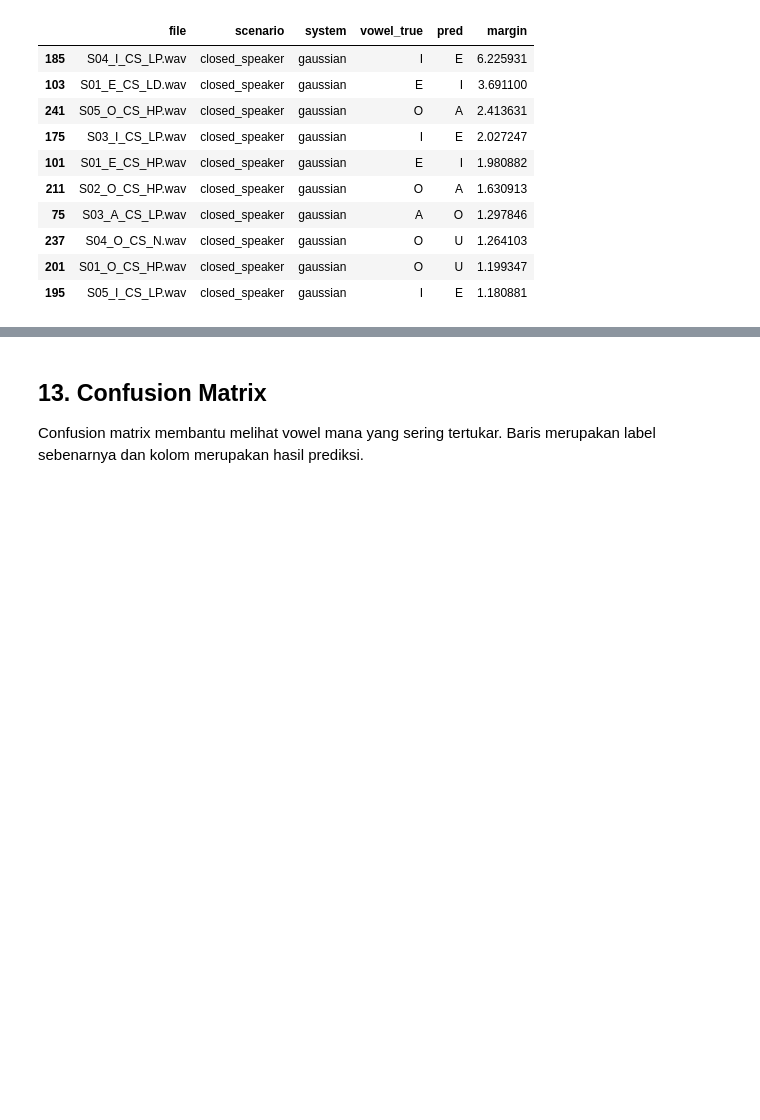
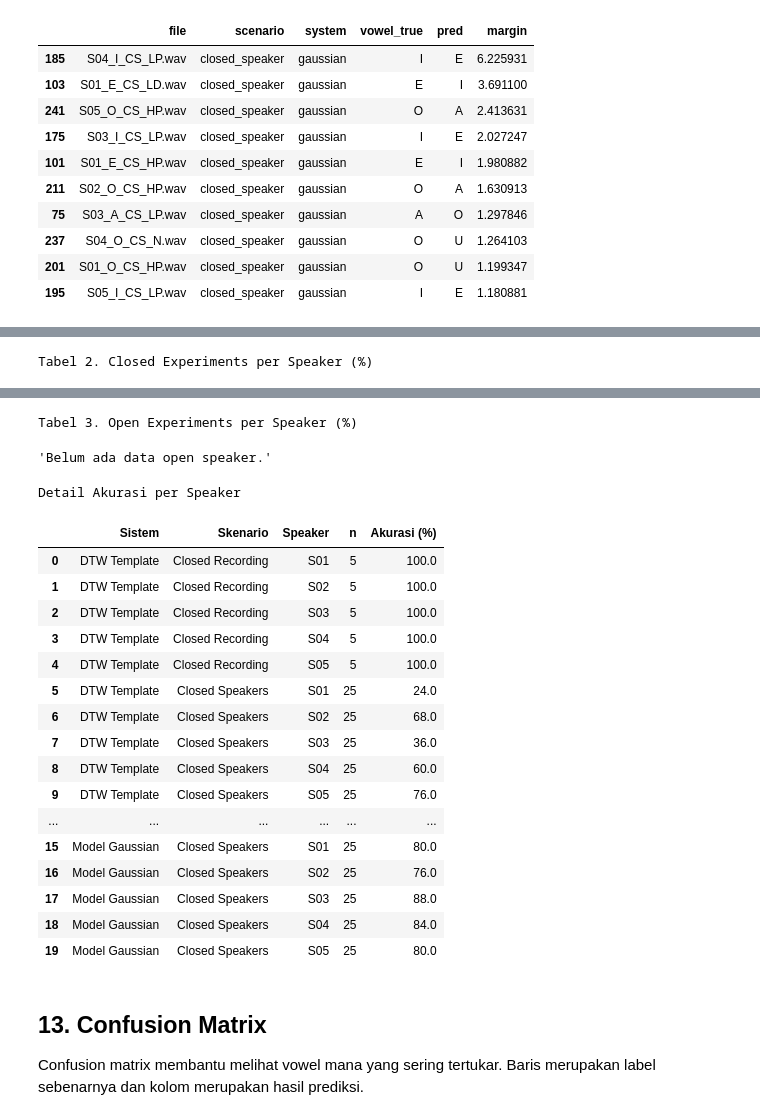
Before and after one commit to naomirisaka/Pengenalan_Vowel_Bahasa_Indonesia, a Jupyter notebook: main.ipynb, the cells around one changed output, grey strips where cells are left out. Drawn from its saved outputs; the diff is of its cells as text; code cells hidden in the pictures; blank space fills up the shorter version.

```diff
--- a/main.ipynb
+++ b/main.ipynb
@@ -500,0 +547,15 @@ Hasil tiap speaker dihitung untuk masing-masing sistem dan skenario.
+# %%
+table2 = accuracy_per_speaker_closed(results)
+table3 = accuracy_per_speaker_open(results)
+table_detail = accuracy_per_speaker(results)
+
+print("Tabel 2. Closed Experiments per Speaker (%)")
+display(table2.round(2))
+
+print("\nTabel 3. Open Experiments per Speaker (%)")
+display(table3.round(2) if not table3.empty else "Belum ada data open speaker.")
+
+print("\nDetail Akurasi per Speaker")
+display(table_detail.round(2))
+# %% [output]
+Tabel 2. Closed Experiments per Speaker (%)
@@ -501,3 +570,23 @@ Hasil tiap speaker dihitung untuk masing-masing sistem dan skenario.
+Tabel 3. Open Experiments per Speaker (%)
+'Belum ada data open speaker.'
+Detail Akurasi per Speaker
+|  | Sistem | Skenario | Speaker | n | Akurasi (%) |
+| 0 | DTW Template | Closed Recording | S01 | 5 | 100.0 |
+| 1 | DTW Template | Closed Recording | S02 | 5 | 100.0 |
+| 2 | DTW Template | Closed Recording | S03 | 5 | 100.0 |
+| 3 | DTW Template | Closed Recording | S04 | 5 | 100.0 |
+| 4 | DTW Template | Closed Recording | S05 | 5 | 100.0 |
+| 5 | DTW Template | Closed Speakers | S01 | 25 | 24.0 |
+| 6 | DTW Template | Closed Speakers | S02 | 25 | 68.0 |
+| 7 | DTW Template | Closed Speakers | S03 | 25 | 36.0 |
+| 8 | DTW Template | Closed Speakers | S04 | 25 | 60.0 |
+| 9 | DTW Template | Closed Speakers | S05 | 25 | 76.0 |
+| ... | ... | ... | ... | ... | ... |
+| 15 | Model Gaussian | Closed Speakers | S01 | 25 | 80.0 |
+| 16 | Model Gaussian | Closed Speakers | S02 | 25 | 76.0 |
+| 17 | Model Gaussian | Closed Speakers | S03 | 25 | 88.0 |
+| 18 | Model Gaussian | Closed Speakers | S04 | 25 | 84.0 |
+| 19 | Model Gaussian | Closed Speakers | S05 | 25 | 80.0 |
 # %% [markdown]
 ## 13. Confusion Matrix
 
```
Also changed, not shown: parts of 20 cells of this notebook.
